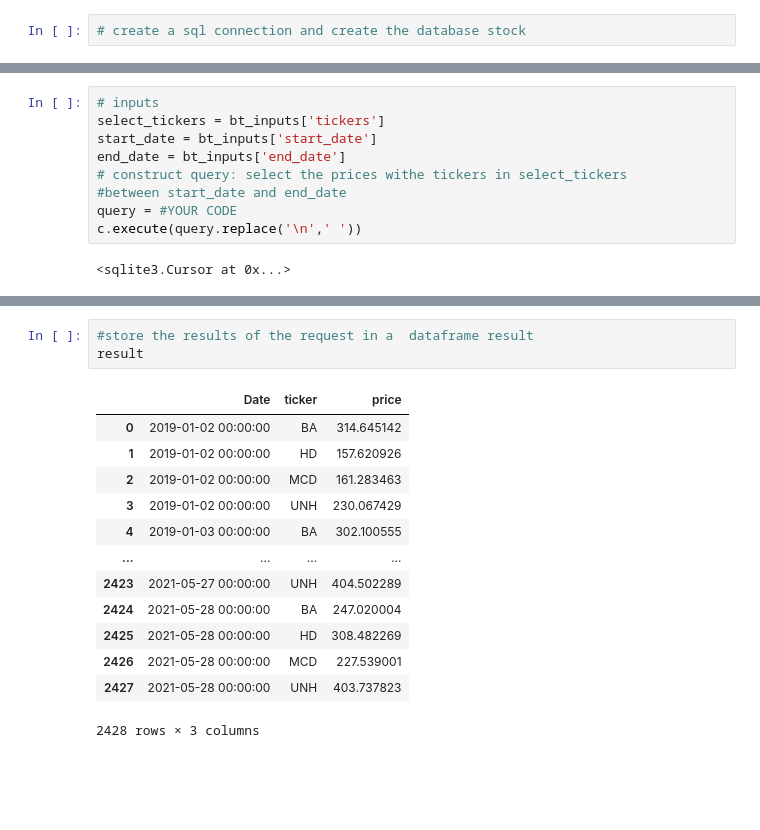
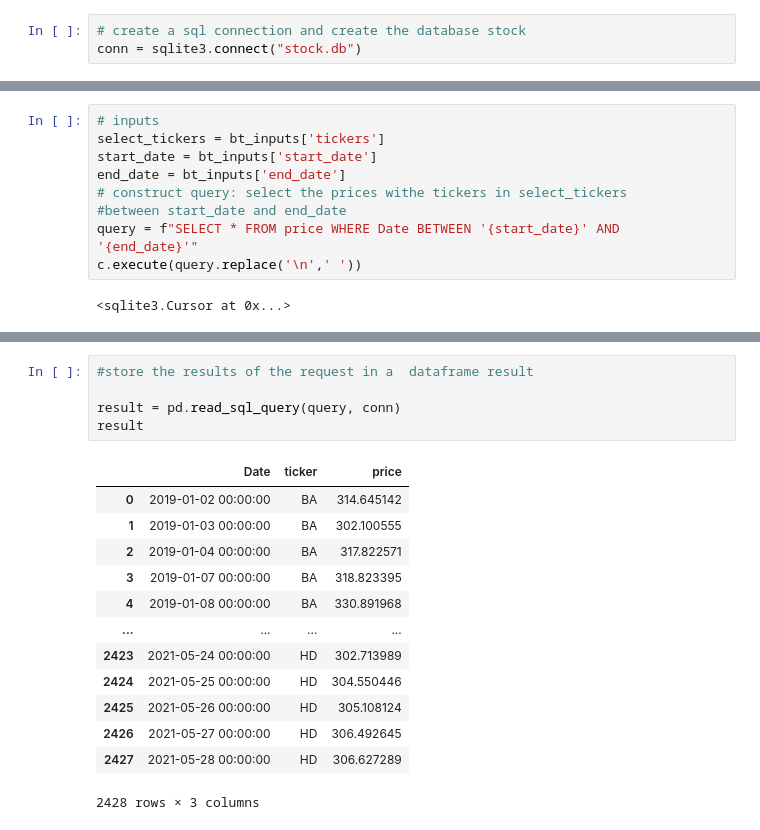
Before and after one commit to marlierecharlie/Brief_10_financial_market_database, a Jupyter notebook: Requete_sql_2_simplon.ipynb, the cells around one changed output, grey strips where cells are left out. Saved outputs shown, nothing was run; the diff lists cells and outputs as text; blank space fills up the shorter version.

```diff
--- a/Requete_sql_2_simplon.ipynb
+++ b/Requete_sql_2_simplon.ipynb
@@ -6,6 +6,7 @@ import sqlite3
 import yfinance as yf
 # %%
 # create a sql connection and create the database stock
+conn = sqlite3.connect("stock.db")
 # %% [markdown]
 On crée une table pour les prix
 # %%
@@ -214,7 +234,7 @@ start_date = bt_inputs['start_date']
 end_date = bt_inputs['end_date']
 # construct query: select the prices withe tickers in select_tickers
 #between start_date and end_date
-query = #YOUR CODE
+query = f"SELECT * FROM price WHERE Date BETWEEN '{start_date}' AND '{end_date}'"
 c.execute(query.replace('\n',' '))
 # %% [output]
 <sqlite3.Cursor at 0x...>
@@ -241,18 +262,20 @@ c.execute(query.replace('\n',' '))
  ...]
 # %%
 #store the results of the request in a  dataframe result
+
+result = pd.read_sql_query(query, conn)
 result
 # %% [output]
 |  | Date | ticker | price |
 | 0 | 2019-01-02 00:00:00 | BA | 314.645142 |
-| 1 | 2019-01-02 00:00:00 | HD | 157.620926 |
-| 2 | 2019-01-02 00:00:00 | MCD | 161.283463 |
-| 3 | 2019-01-02 00:00:00 | UNH | 230.067429 |
-| 4 | 2019-01-03 00:00:00 | BA | 302.100555 |
+| 1 | 2019-01-03 00:00:00 | BA | 302.100555 |
+| 2 | 2019-01-04 00:00:00 | BA | 317.822571 |
+| 3 | 2019-01-07 00:00:00 | BA | 318.823395 |
+| 4 | 2019-01-08 00:00:00 | BA | 330.891968 |
 | ... | ... | ... | ... |
-| 2423 | 2021-05-27 00:00:00 | UNH | 404.502289 |
-| 2424 | 2021-05-28 00:00:00 | BA | 247.020004 |
-| 2425 | 2021-05-28 00:00:00 | HD | 308.482269 |
-| 2426 | 2021-05-28 00:00:00 | MCD | 227.539001 |
-| 2427 | 2021-05-28 00:00:00 | UNH | 403.737823 |
+| 2423 | 2021-05-24 00:00:00 | HD | 302.713989 |
+| 2424 | 2021-05-25 00:00:00 | HD | 304.550446 |
+| 2425 | 2021-05-26 00:00:00 | HD | 305.108124 |
+| 2426 | 2021-05-27 00:00:00 | HD | 306.492645 |
+| 2427 | 2021-05-28 00:00:00 | HD | 306.627289 |
 2428 rows × 3 columns
```
Also changed, not shown: parts of 10 cells of this notebook, 2 other files.
